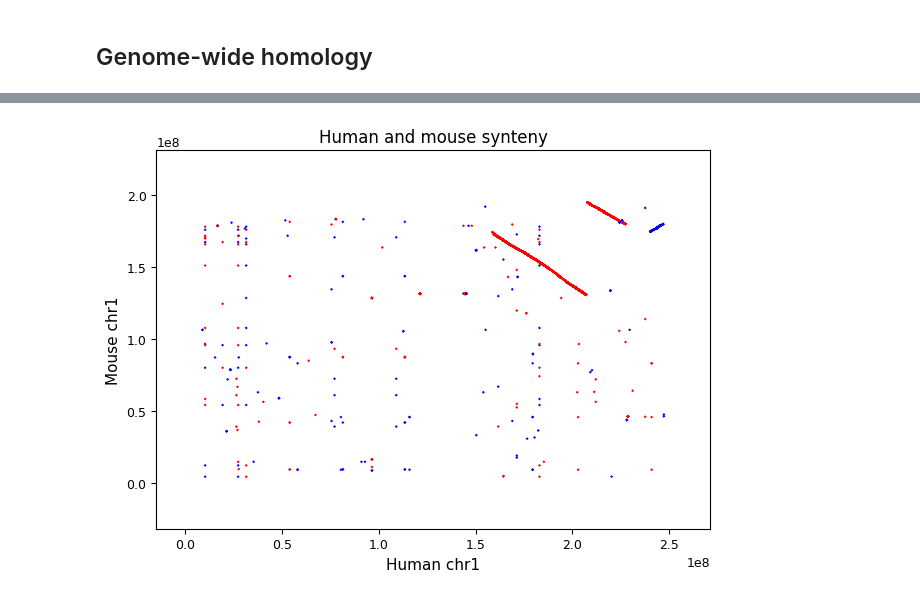
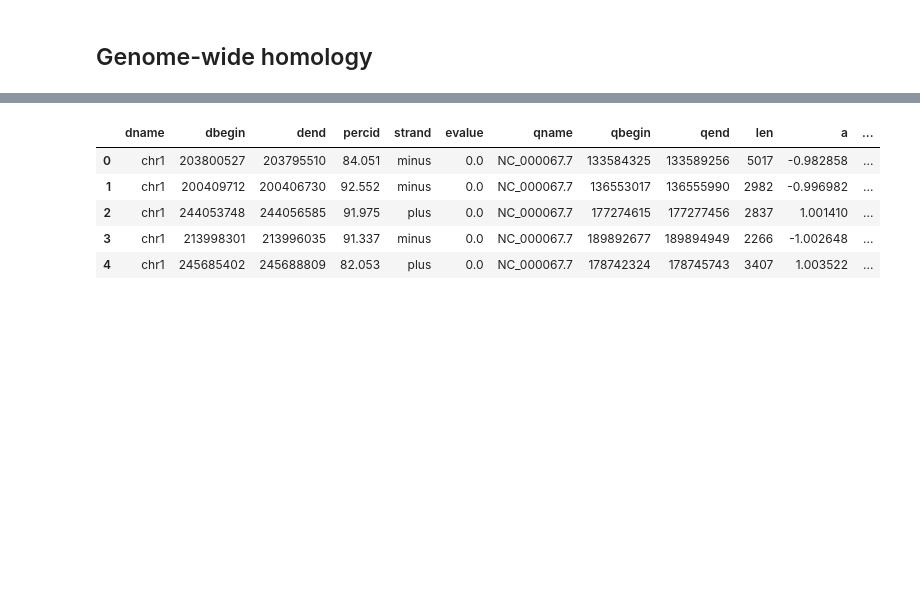
Before and after one commit to eaasna/DREAM-stellar-benchmark, a Jupyter notebook: work-python/homologs/Homologs.ipynb, the cells around one changed output, grey strips where cells are left out. Cells and saved outputs as stored; diff of their text form; code cells hidden in the pictures; blank space fills up the shorter version.

```diff
--- a/work-python/homologs/Homologs.ipynb
+++ b/work-python/homologs/Homologs.ipynb
@@ -852,5 +744,12 @@ dream[dream["strand"] == "-"]
-# %%
-plot_chr(dream)
-# %% [output]
-[figure, removed]
+# %%
+blast = read_blast_output("human_blast_chr1_mini.bed")
+blast = fit_line_coord(blast)
+blast.head()
+# %% [output]
+|  | dname | dbegin | dend | percid | strand | evalue | qname | qbegin | qend | len | a | ... |
+| 0 | chr1 | 203800527 | 203795510 | 84.051 | minus | 0.0 | NC_000067.7 | 133584325 | 133589256 | 5017 | -0.982858 | ... |
+| 1 | chr1 | 200409712 | 200406730 | 92.552 | minus | 0.0 | NC_000067.7 | 136553017 | 136555990 | 2982 | -0.996982 | ... |
+| 2 | chr1 | 244053748 | 244056585 | 91.975 | plus | 0.0 | NC_000067.7 | 177274615 | 177277456 | 2837 | 1.001410 | ... |
+| 3 | chr1 | 213998301 | 213996035 | 91.337 | minus | 0.0 | NC_000067.7 | 189892677 | 189894949 | 2266 | -1.002648 | ... |
+| 4 | chr1 | 245685402 | 245688809 | 82.053 | plus | 0.0 | NC_000067.7 | 178742324 | 178745743 | 3407 | 1.003522 | ... |
 # %%
```
Also changed, not shown: parts of 34 cells of this notebook.
